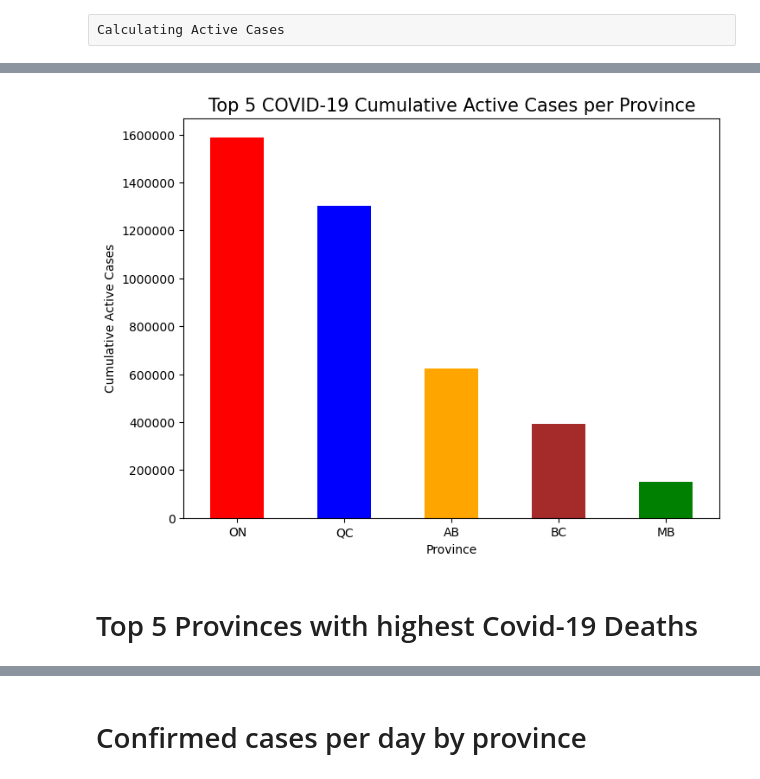
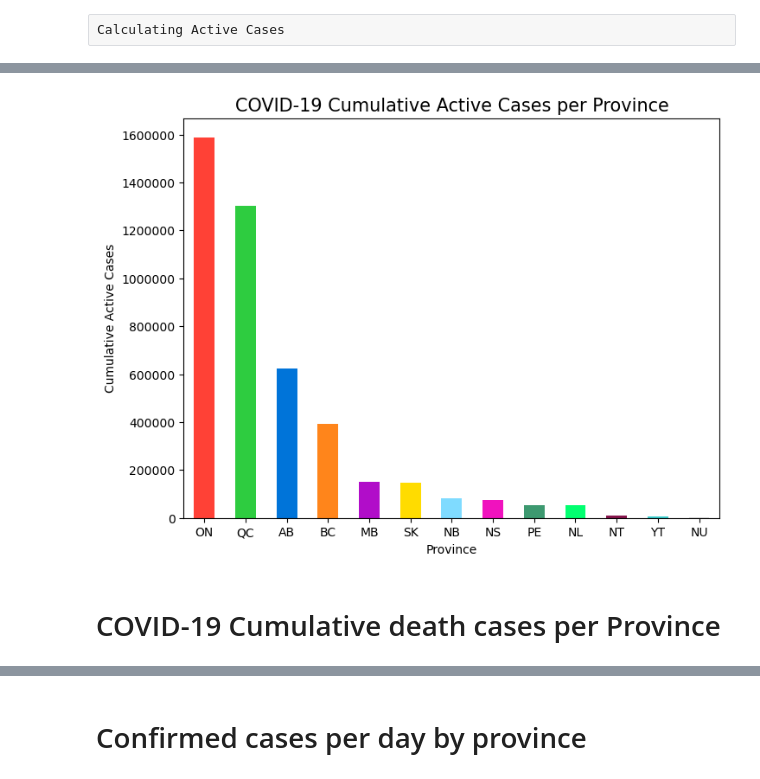
Before and after one commit to svafaeva93/Covid19AnalysisCanada, a Jupyter notebook: Data_extraction_API.ipynb, the cells around one changed output, grey strips where cells are left out. Drawn from its saved outputs; the diff is of its cells as text; code cells hidden in the pictures.

```diff
--- a/Data_extraction_API.ipynb
+++ b/Data_extraction_API.ipynb
@@ -279,18 +291,18 @@ Active_cases_per_province_df.head()
 # %%
 # set the colors for the bars
-colors = ['red', 'blue', 'orange', 'brown', 'green']
+colors = ['#FF4136', '#2ECC40', '#0074D9', '#FF851B', '#B10DC9', '#FFDC00','#7FDBFF', '#F012BE', '#3D9970', '#01FF70', '#85144b', '#39CCCC', '#DDDDDD']
 ax = Active_cases_per_province_df.plot.bar(y = 'Cumulative Active Cases', figsize=(8,6), color = colors, rot=0, legend=None)
 # set the axis labels and title
 ax.set_xlabel('Province')
 ax.set_ylabel('Cumulative Active Cases')
-ax.set_title("Top 5 COVID-19 Cumulative Active Cases per Province", size = 15)
+ax.set_title("COVID-19 Cumulative Active Cases per Province", size = 15)
 # display the plot
-plt.savefig("Output/Top 5 COVID-19 Cumulative Active Cases per Province.png")
+plt.savefig("Output/COVID-19 Cumulative Active Cases per Province.png")
 plt.gca().yaxis.set_major_formatter(ticker.FuncFormatter(lambda y, _: '{:.0f}'.format(y)))
 plt.show()
 # %% [output]
-[figure, old version]
+[figure, new version]
 # %% [markdown]
-# Top 5 Provinces with highest Covid-19 Deaths
+# COVID-19 Cumulative death cases per Province
 # %%
 Death_per_province = covid_dataframe_df.groupby('Province').max()[['Cumulative death cases', 'Date']].sort_values(['Cumulative death cases'], ascending = False).reset_index()
```
Also changed, not shown: parts of 17 cells of this notebook.
